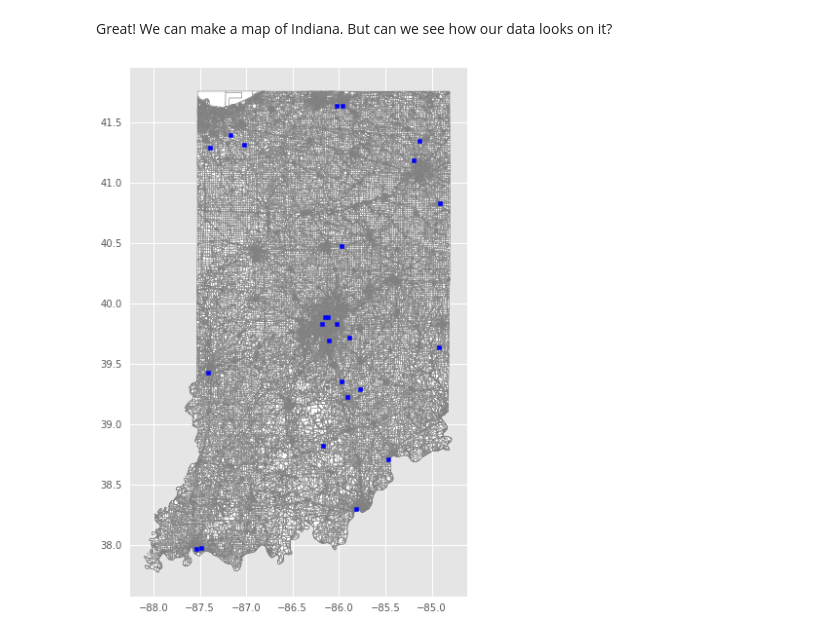
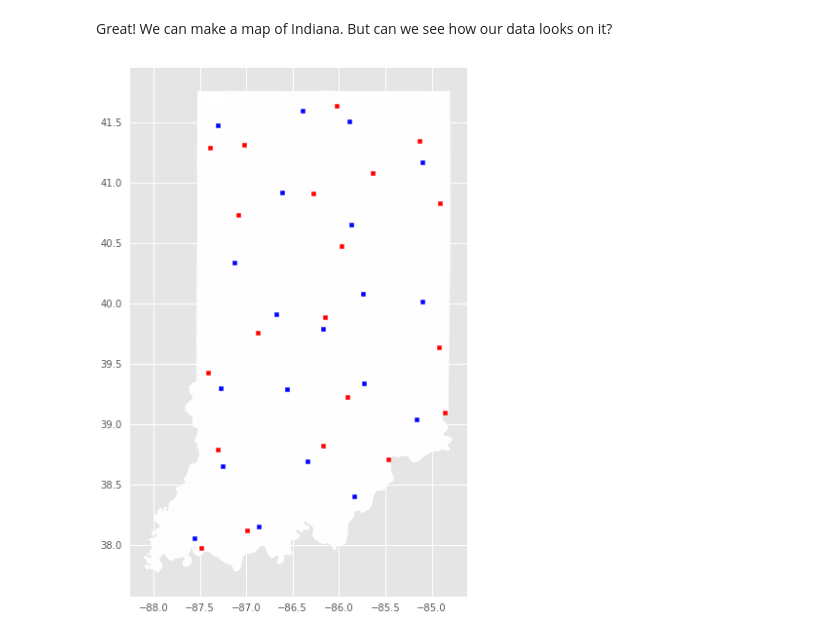
Before and after one commit to Reed560/IHSAA, a Jupyter notebook: K-Means-TS-master/runningKMeans/ClusteringDemo.ipynb, the cells around one changed output. Cells and saved outputs as stored; diff of their text form; code cells hidden in the pictures.

Commit message:
clustering demo notebook; generates maps, contains data

```diff
--- a/K-Means-TS-master/runningKMeans/ClusteringDemo.ipynb
+++ b/K-Means-TS-master/runningKMeans/ClusteringDemo.ipynb
@@ -19,43 +18,2 @@ indiana['geometry'].plot()
 # %% [markdown]
 Great! We can make a map of Indiana. But can we see how our data looks on it?
-# %%
-# Here's the data...I might want to read this from a txt file at some point
-g1 = np.array([
-    [ 38.7102179, -85.471719 ],
-    [ 39.88570199999999, -86.148265 ],
-    [ 39.6906434, -86.10781829999999 ],
-    [ 39.2247317, -85.9111673 ],
-    [ 41.3467725, -85.1268665 ],
-    [ 39.8301525, -86.028578 ],
-    [ 39.2926055, -85.7700062 ],
-    [ 39.8897639, -86.1209724 ],
-    [ 38.2987932, -85.8110215 ],
-    [ 40.83544089999999, -84.9097075 ],
-    [ 41.6391921, -86.0242741 ],
-    [ 41.190198, -85.192605 ],
-    [ 37.973365, -87.4856221 ],
-    [ 38.823844, -86.17186 ],
-    [ 39.3516992, -85.9708433 ],
-    [ 40.473575, -85.9722795 ],
-    [ 41.63950690000001, -85.9617466 ],
-    [ 41.291663, -87.393821 ],
-    [ 39.7200089, -85.89027430000002 ],
-    [ 41.3128995, -87.0219989 ],
-    [ 37.9637555, -87.5398945 ],
-    [ 39.8338133, -86.1853628 ],
-    [ 41.395982, -87.1658174 ],
-    [ 39.6345265, -84.92126069999999 ],
-    [ 39.4256537, -87.4086657 ]
-  ])
-
-indiana = gpd.read_file('indianaShapeFile/tl_2010_18_tabblock10.shp')
-# We want the transpose for plotting purposes
-g1 = g1.T
-
-with plt.style.context(("seaborn", "ggplot")):
-    indiana['geometry'].plot(figsize=(18,10),
-               color="white",
-               edgecolor = "grey")
-    plt.scatter(g1[1], g1[0], s=15, c='b', marker="s", label='first')
-# %% [output]
-[figure, removed]
@@ -61,0 +584,36 @@ with plt.style.context(("seaborn", "ggplot")):
+# %%
+# We want the transpose for plotting purposes
+centroids = centroids.T
+hosts= hosts.T
+g0 = np.array(groups[0]).T
+g1 = np.array(groups[1]).T
+g2 = np.array(groups[2]).T
+g3 = np.array(groups[3]).T
+g4 = np.array(groups[4]).T
+g5 = np.array(groups[5]).T
+g6 = np.array(groups[6]).T
+g7 = np.array(groups[7]).T
+g8 = np.array(groups[8]).T
+g9 = np.array(groups[9]).T
+g10 = np.array(groups[10]).T
+g11 = np.array(groups[11]).T
+g12 = np.array(groups[12]).T
+g13 = np.array(groups[13]).T
+g14 = np.array(groups[14]).T
+g15 = np.array(groups[15]).T
+g16 = np.array(groups[16]).T
+g17 = np.array(groups[17]).T
+g18 = np.array(groups[18]).T
+g19 = np.array(groups[19]).T
+# %%
+# Centroids/Host Schools
+indiana = gpd.read_file('indianaShapeFile/tl_2010_18_tabblock10.shp')\
+
+with plt.style.context(("seaborn", "ggplot")):
+    indiana['geometry'].plot(figsize=(18,10),
+               color="white",
+               edgecolor = "white")
+    plt.scatter(centroids[1], centroids[0], s=15, c='b', marker="s", label='first')
+    plt.scatter(hosts[1], hosts[0], s=15, c='r', marker="s", label='first')
+# %% [output]
+[figure, added]
```
Also changed, not shown: parts of 3 cells of this notebook, 1 other file.
